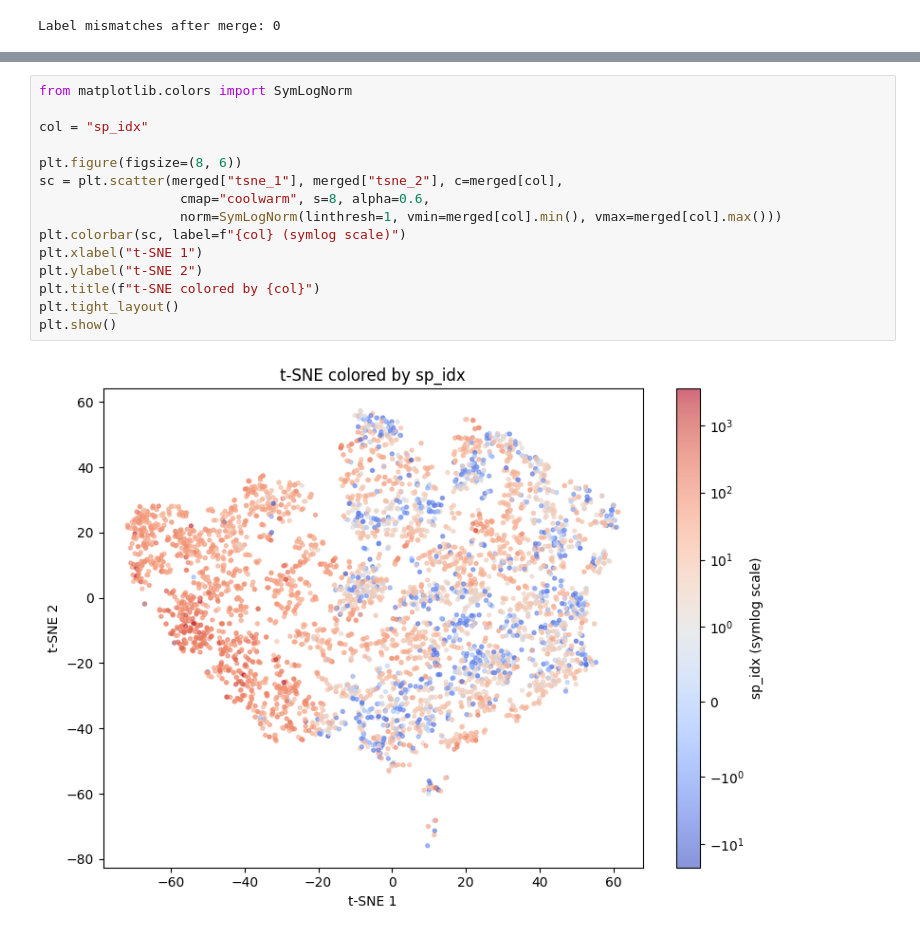
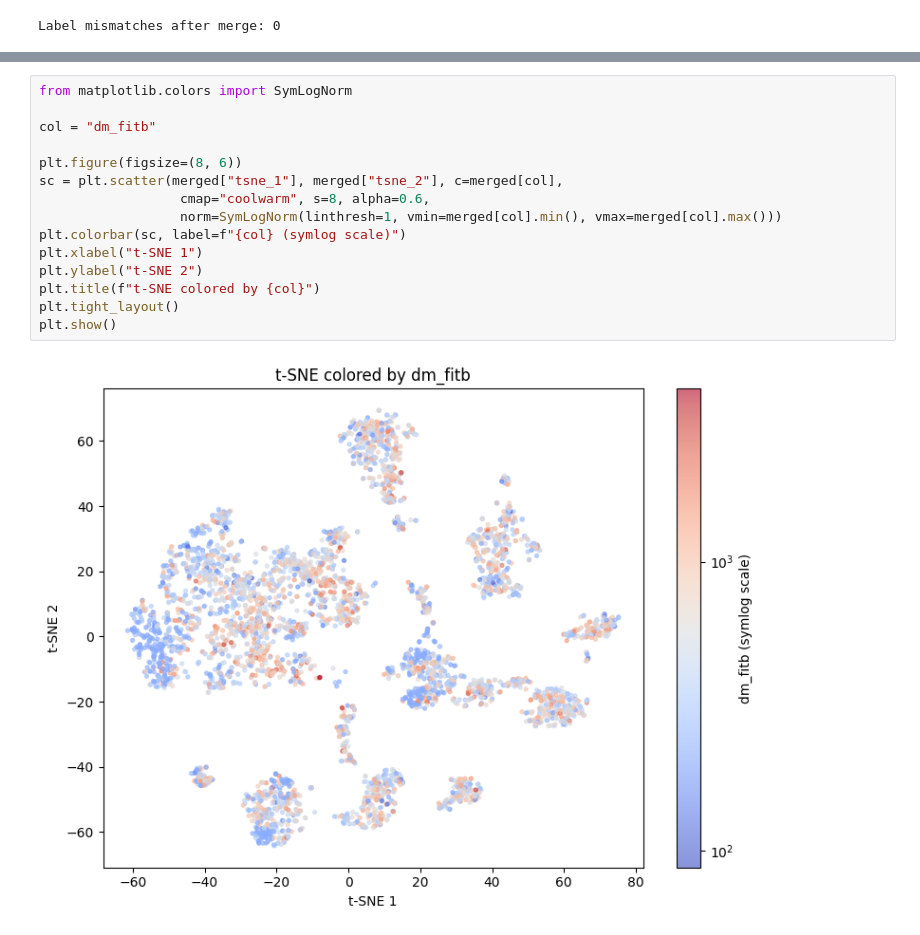
Before and after one commit to rtenacity/chime-catalog-two-analysis, a Jupyter notebook: results/pooled_latent/get_corr.ipynb, the cells around one changed output, grey strips where cells are left out. Drawn from its saved outputs; the diff is of its cells as text.

```diff
--- a/results/pooled_latent/get_corr.ipynb
+++ b/results/pooled_latent/get_corr.ipynb
@@ -735,20 +735,20 @@ corr_df
 # %%
 from matplotlib.colors import SymLogNorm
 
-col = "sp_idx"
+col = "dm_fitb"
 
 plt.figure(figsize=(8, 6))
 sc = plt.scatter(merged["tsne_1"], merged["tsne_2"], c=merged[col],
                   cmap="coolwarm", s=8, alpha=0.6,
                   norm=SymLogNorm(linthresh=1, vmin=merged[col].min(), vmax=merged[col].max()))
 plt.colorbar(sc, label=f"{col} (symlog scale)")
 plt.xlabel("t-SNE 1")
 plt.ylabel("t-SNE 2")
 plt.title(f"t-SNE colored by {col}")
 plt.tight_layout()
 plt.show()
 # %% [output]
-[figure, old version]
+[figure, new version]
 # %%
 from matplotlib.colors import SymLogNorm
 
```
Also changed, not shown: parts of 6 cells of this notebook, 6 other files.
